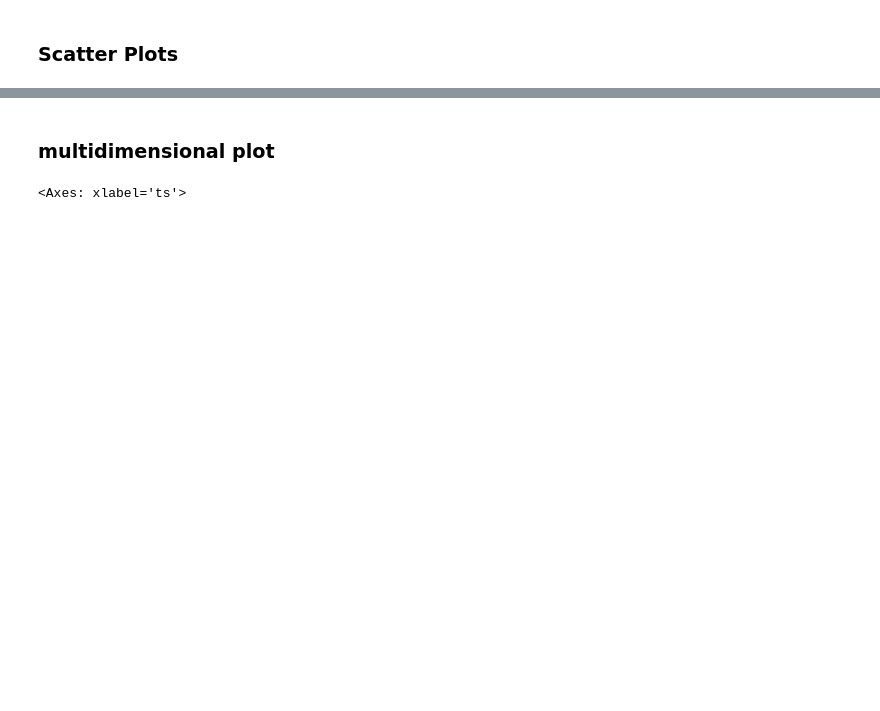
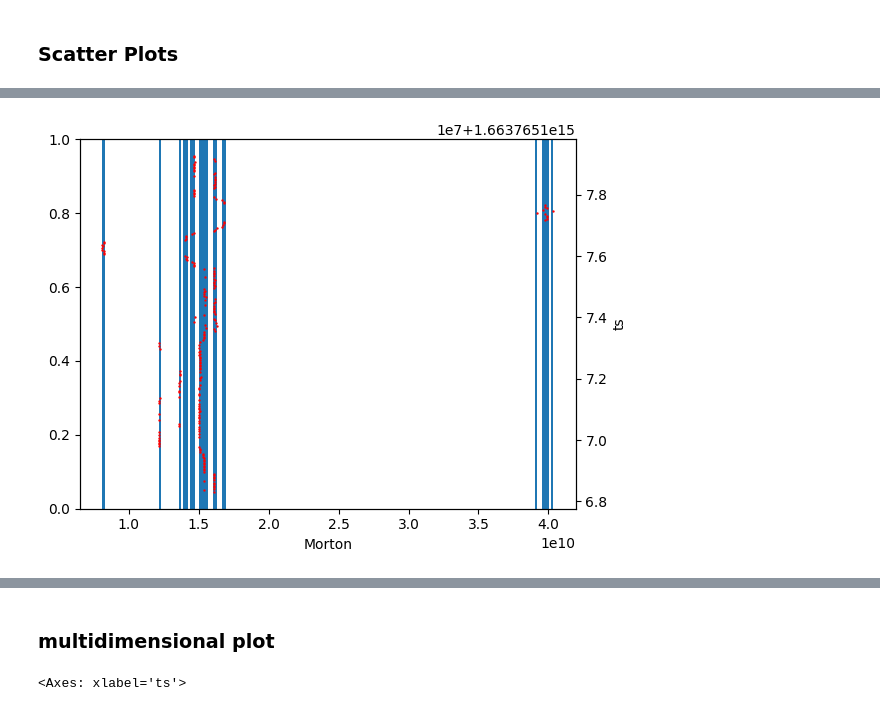
Before and after one commit to Marble879/SFC_scripts, a Jupyter notebook: LaneChange_Scripts/Morton_CSP_individual.ipynb, the cells around one changed output, grey strips where cells are left out. Saved outputs shown, nothing was run; the diff lists cells and outputs as text; code cells hidden in the pictures; blank space fills up the shorter version.

```diff
--- a/LaneChange_Scripts/Morton_CSP_individual.ipynb
+++ b/LaneChange_Scripts/Morton_CSP_individual.ipynb
@@ -76,2 +77,20 @@ plt.show()
+# %%
+fig, ax = plt.subplots()
+
+ax.hist(df['morton'], bins=200)
+ax.set_ylim([0,1])
+
+ax2 = ax.twinx()
+
+ax2.scatter(x=df['morton'],y=df['ts'], c='red', s=0.5)
+
+ax.set_xlabel('Morton')
+
+
+ax2.set_ylabel('ts')
+
+plt.show()
+# %% [output]
+[figure, added]
 # %%
 plt.scatter(x=df['morton'],y=df['ts'], c='red', s=0.5)
```
Also changed, not shown: parts of 7 cells of this notebook, 1 other file.
